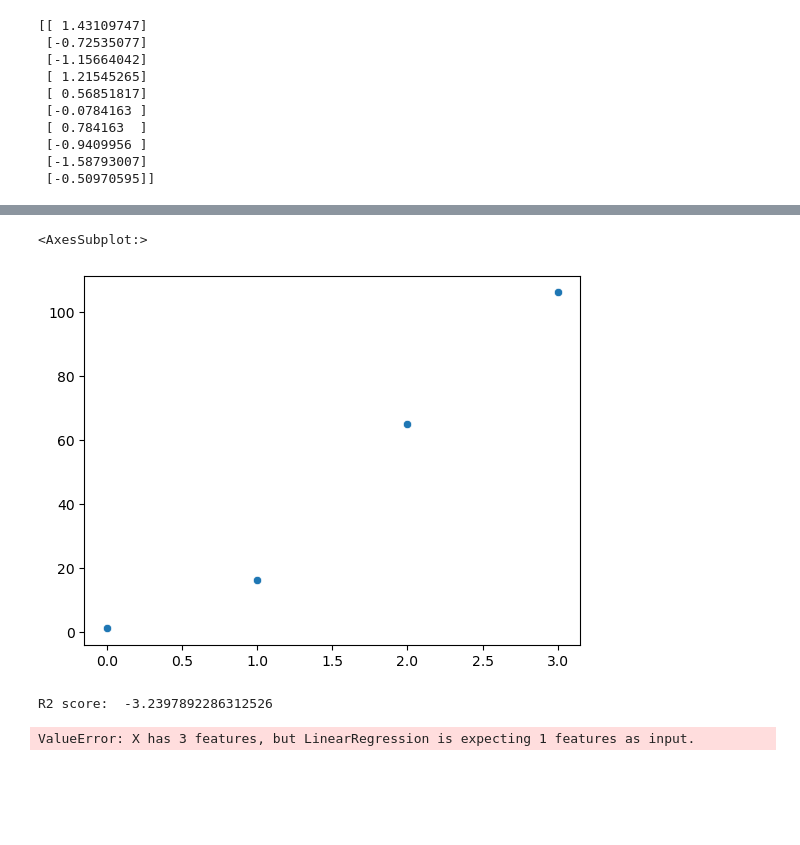
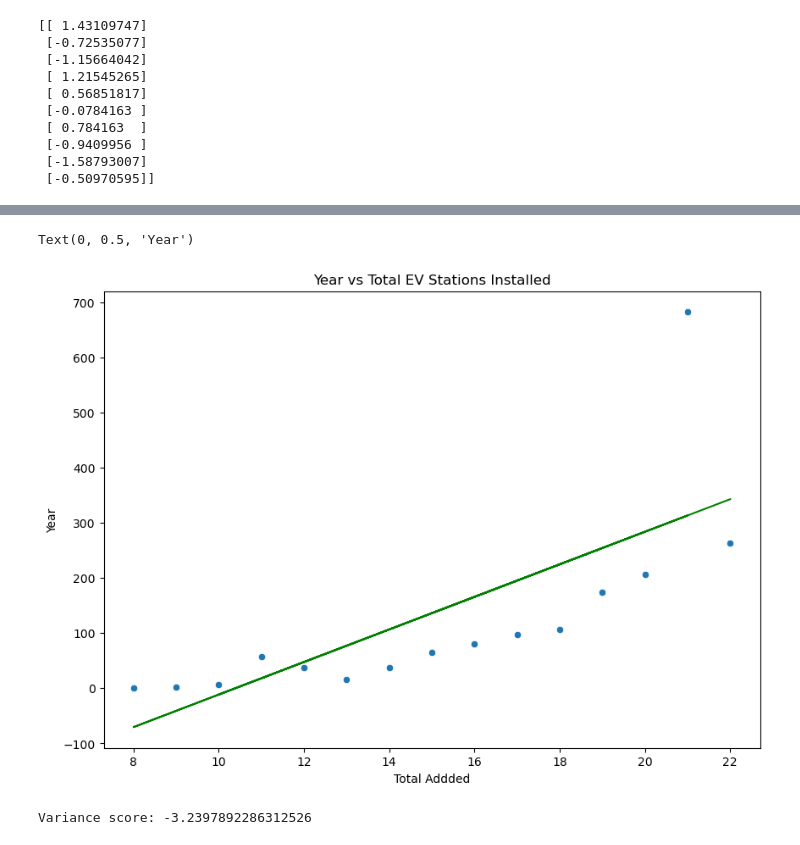
Before and after one commit to DavidN0809/ECGR-4105, a Jupyter notebook: Final Project/EV_Stations.ipynb, the cells around one changed output, grey strips where cells are left out. Saved outputs shown, nothing was run; the diff lists cells and outputs as text; code cells hidden in the pictures; blank space fills up the shorter version.

Commit message:
Linear regression

```diff
--- a/Final Project/EV_Stations.ipynb
+++ b/Final Project/EV_Stations.ipynb
@@ -155,7 +153,17 @@ print (xtrain[0:10, :])
  [-1.58793007]
  [-0.50970595]]
 # %%
-from sklearn.linear_model import LogisticRegression
-classifier = LogisticRegression(random_state = 0)
+#from sklearn.linear_model import LogisticRegression
+#classifier = LogisticRegression(random_state = 0)
+#classifier.fit(X_train, y_train)
+from sklearn import datasets, linear_model, metrics
+
+from sklearn.linear_model import LinearRegression
+from sklearn.metrics import mean_squared_error, mean_absolute_error
+from sklearn import preprocessing
+from sklearn import linear_model
+from sklearn.metrics import r2_score
+
+classifier = linear_model.LinearRegression()
 classifier.fit(X_train, y_train)
 # %% [output]
@@ -167,27 +185,20 @@ array([  1.,  16.,  65., 106.])
-# %%
-predictions = classifier.predict(X_test)
-sns.scatterplot(predictions)
-# %% [output]
-<AxesSubplot:>
-[figure, removed]
-# %%
-# create the linear regression model
-model = LinearRegression()
-
-# fit the model to the training data
-model.fit(X_train, y_train)
-
-# use the model to make predictions on the test data
-y_pred = model.predict(X_test)
-
-# evaluate the model's performance
-print("R2 score: ", model.score(X_test, y_test))
-
-
-# make predictions on new data
-new_data = pd.DataFrame([[1500, 3, 2]], columns=["sqft", "bedrooms", "bathrooms"])
-predictions = model.predict(new_data)
-print(predictions)
-# %% [output]
-R2 score:  -3.2397892286312526
-ValueError: X has 3 features, but LinearRegression is expecting 1 features as input.
+# %%
+x=X_train
+y=y_train
+n = np.size(x)
+
+y_pred = classifier.predict(X_train)
+
+fig=plt.figure(figsize = (10, 7))
+plt.title('Year vs Total EV Stations Installed')
+sns.scatterplot(x="Year", y="Total_Installed", data=df)
+plt.plot(x, y_pred, color = 'green')
+plt.xlabel('Total Addded')
+plt.ylabel('Year')
+# %% [output]
+Text(0, 0.5, 'Year')
+[figure, added]
+# %%
+print('Variance score: {}'.format(classifier.score(X_test, y_test)))
+# %% [output]
+Variance score: -3.2397892286312526
```
Also changed, not shown: parts of 8 cells of this notebook, 5 other files.
